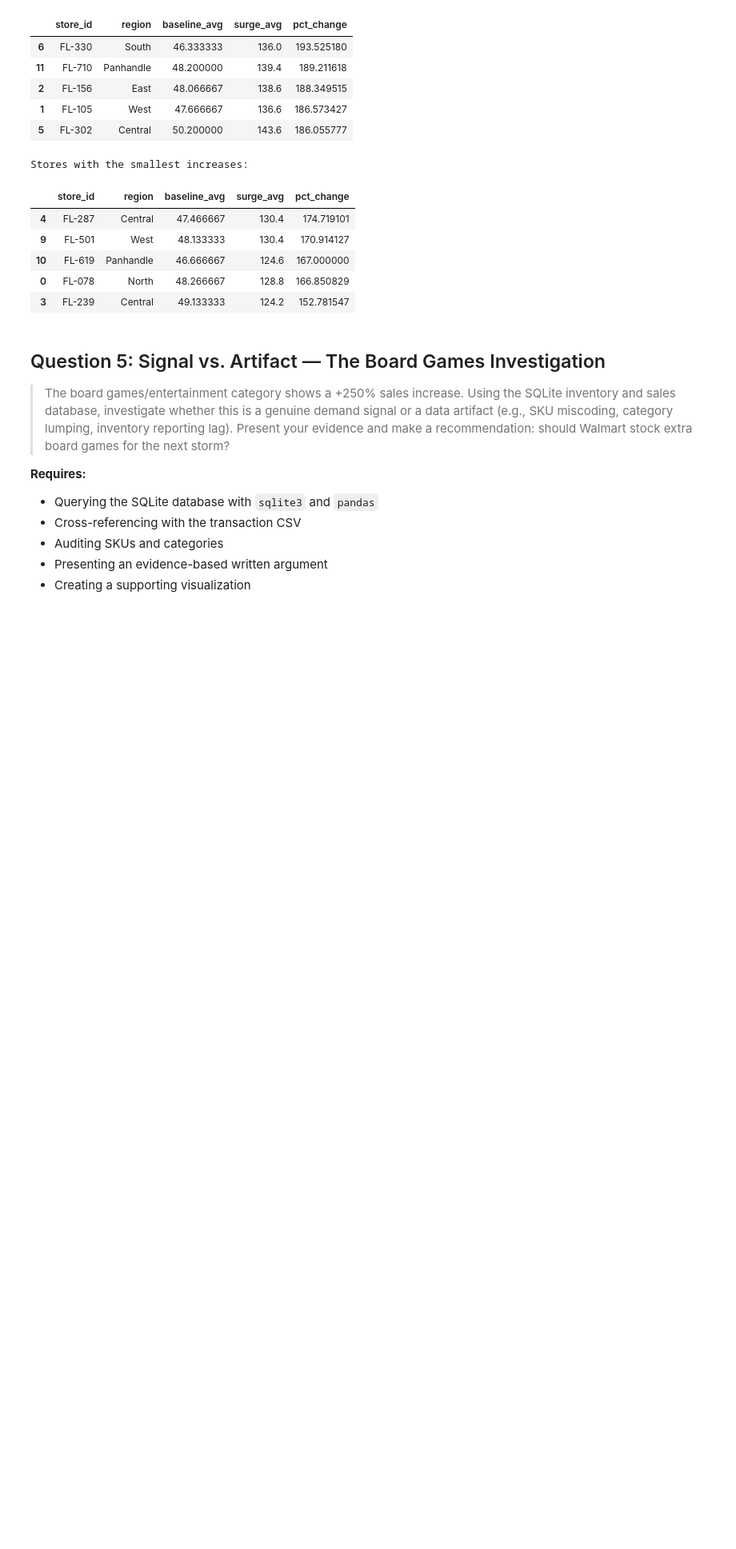
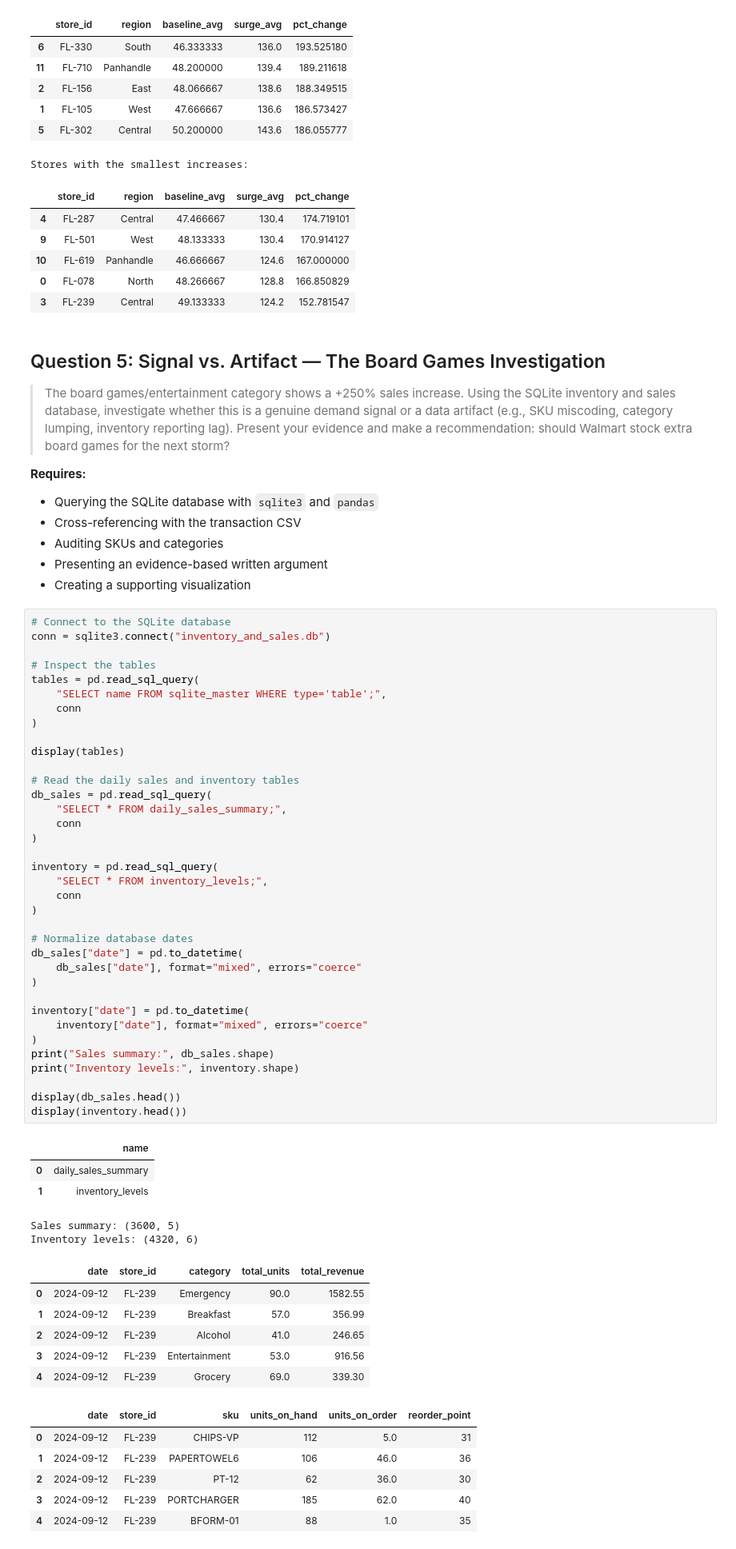
Before and after one commit to simichakravarty16/walmart-hurricane-project, a Jupyter notebook: notebooks/team_notebook.ipynb, the cells around one changed output. Shown at 80% size. Drawn from its saved outputs; the diff is of its cells as text; blank space fills up the shorter version.

```diff
--- a/notebooks/team_notebook.ipynb
+++ b/notebooks/team_notebook.ipynb
@@ -1746,3 +1746,57 @@ Stores with the smallest increases:
 - Auditing SKUs and categories
 - Presenting an evidence-based written argument
 - Creating a supporting visualization
+# %%
+# Connect to the SQLite database
+conn = sqlite3.connect("inventory_and_sales.db")
+
+# Inspect the tables
+tables = pd.read_sql_query(
+    "SELECT name FROM sqlite_master WHERE type='table';",
+    conn
+)
+
+display(tables)
+
+# Read the daily sales and inventory tables
+db_sales = pd.read_sql_query(
+    "SELECT * FROM daily_sales_summary;",
+    conn
+)
+
+inventory = pd.read_sql_query(
+    "SELECT * FROM inventory_levels;",
+    conn
+)
+
+# Normalize database dates
+db_sales["date"] = pd.to_datetime(
+    db_sales["date"], format="mixed", errors="coerce"
+)
+
+inventory["date"] = pd.to_datetime(
+    inventory["date"], format="mixed", errors="coerce"
+)
+print("Sales summary:", db_sales.shape)
+print("Inventory levels:", inventory.shape)
+
+display(db_sales.head())
+display(inventory.head())
+# %% [output]
+|  | name |
+| 0 | daily_sales_summary |
+| 1 | inventory_levels |
+Sales summary: (3600, 5)
+Inventory levels: (4320, 6)
+|  | date | store_id | category | total_units | total_revenue |
+| 0 | 2024-09-12 | FL-239 | Emergency | 90.0 | 1582.55 |
+| 1 | 2024-09-12 | FL-239 | Breakfast | 57.0 | 356.99 |
+| 2 | 2024-09-12 | FL-239 | Alcohol | 41.0 | 246.65 |
+| 3 | 2024-09-12 | FL-239 | Entertainment | 53.0 | 916.56 |
+| 4 | 2024-09-12 | FL-239 | Grocery | 69.0 | 339.30 |
+|  | date | store_id | sku | units_on_hand | units_on_order | reorder_point |
+| 0 | 2024-09-12 | FL-239 | CHIPS-VP | 112 | 5.0 | 31 |
+| 1 | 2024-09-12 | FL-239 | PAPERTOWEL6 | 106 | 46.0 | 36 |
+| 2 | 2024-09-12 | FL-239 | PT-12 | 62 | 36.0 | 30 |
+| 3 | 2024-09-12 | FL-239 | PORTCHARGER | 185 | 62.0 | 40 |
+| 4 | 2024-09-12 | FL-239 | BFORM-01 | 88 | 1.0 | 35 |
```
Also changed, not shown: parts of 5 cells of this notebook.
